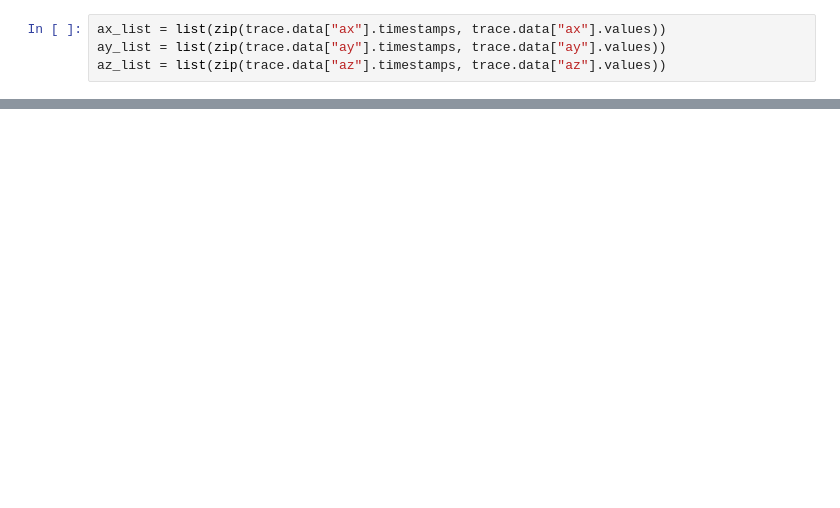
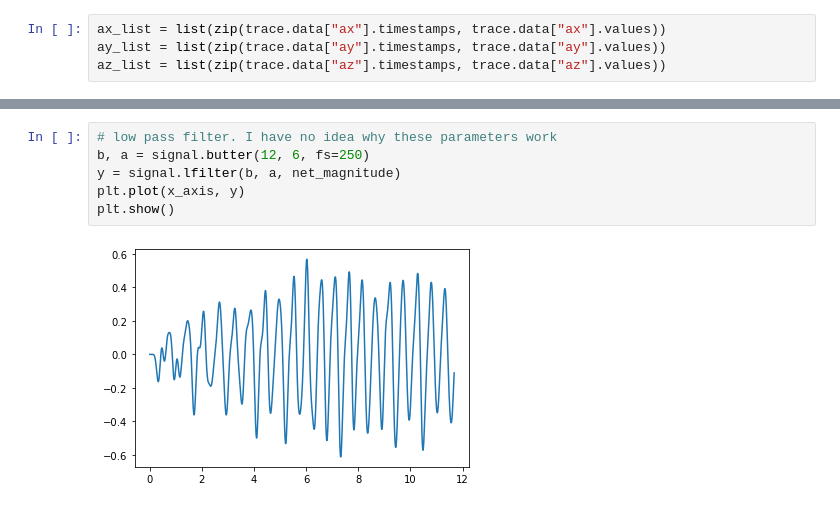
Before and after one commit to valeriotor/mham22, a Jupyter notebook: task1/task.ipynb, the cells around one changed output, grey strips where cells are left out. Drawn from its saved outputs; the diff is of its cells as text; blank space fills up the shorter version.

```diff
--- a/task1/task.ipynb
+++ b/task1/task.ipynb
@@ -40,0 +87,8 @@ print(energy_by_interval)
+# %%
+# low pass filter. I have no idea why these parameters work
+b, a = signal.butter(12, 6, fs=250)
+y = signal.lfilter(b, a, net_magnitude)
+plt.plot(x_axis, y)
+plt.show()
+# %% [output]
+[figure, added]
```
Also changed, not shown: parts of 7 cells of this notebook, 1 other file.
